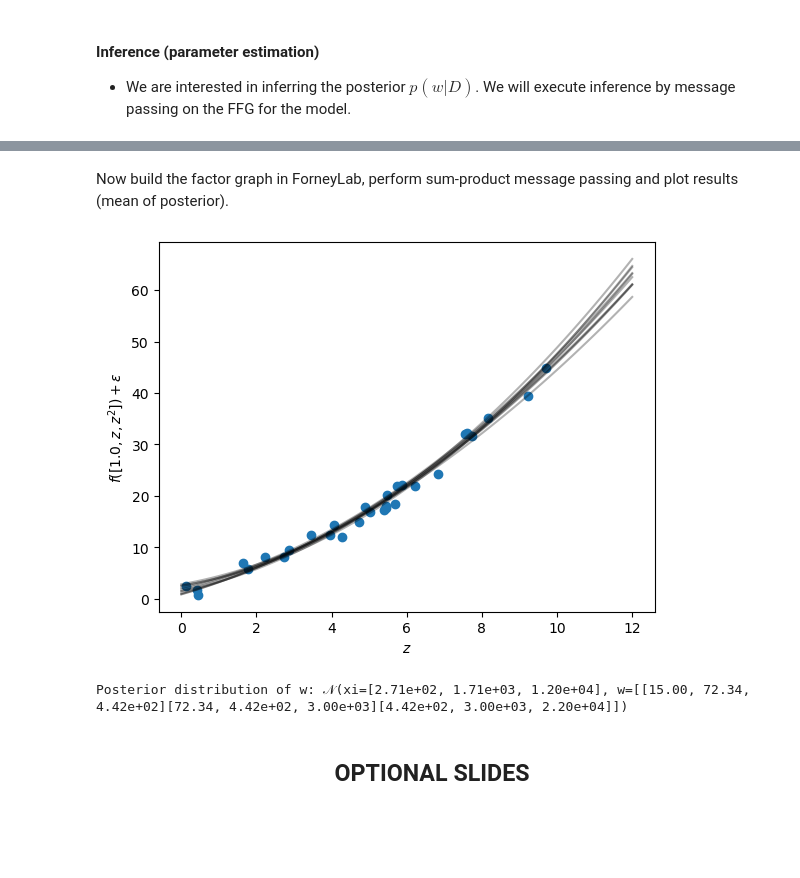
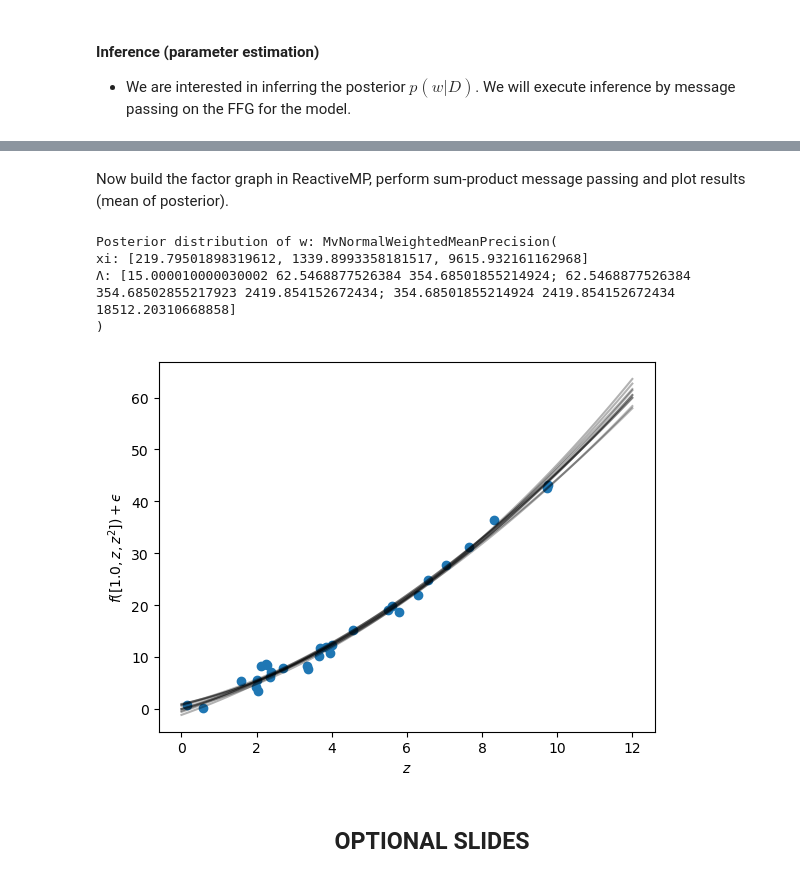
Before and after one commit to bertdv/BMLIP, a Jupyter notebook: lessons/notebooks/Factor-Graphs.ipynb, the cells around one changed output, grey strips where cells are left out. Drawn from its saved outputs; the diff is of its cells as text; code cells hidden in the pictures; blank space fills up the shorter version.

Commit message:
Factor-Graphs.ipynb and Dynamic-Models.ipynb changed to ReactiveMP.

```diff
--- a/lessons/notebooks/Factor-Graphs.ipynb
+++ b/lessons/notebooks/Factor-Graphs.ipynb
@@ -264,40 +265,45 @@ scatter(z, y_train); xlabel(L"z"); ylabel(L"f([1.0, z, z^2]) + \epsilon");
 # %% [markdown]
 
-Now build the factor graph in ForneyLab, perform sum-product message passing and plot results (mean of posterior).
+Now build the factor graph in ReactiveMP, perform sum-product message passing and plot results (mean of posterior).
 # %%
-# Build factorgraph
+# Build model
+using ReactiveMP, GraphPPL, Random, Distributions
+@model function linear_regression(N, Σ, σ2)
 
-fg = FactorGraph()
-@RV w ~ GaussianMeanVariance(constant(zeros(3)), constant(Σ, id=:Σ), id=:w) # p(w)
-for t=1:N
-    x_t = Variable(id=:x_*t)
-    d_t = Variable(id=:d_*t) # d=w'*x
-    DotProduct(d_t, x_t, w) # p(f|w,x)
-    @RV y_t ~ GaussianMeanVariance(d_t, constant(σ2, id=:σ2_*t), id=:y_*t) # p(y|d)
-    placeholder(x_t, :x, index=t, dims=(3,))
-    placeholder(y_t, :y, index=t);
+    w ~ MvNormalMeanCovariance(constvar(zeros(3)),constvar(Σ))
+
+    x = datavar(Vector{Float64}, N)
+    y = datavar(Float64, N)
+
+    for i in 1:N
+        y[i] ~ NormalMeanVariance(dot(w , x[i]), σ2)
+    end
+    return w, x, y
 end
-
-# Build and run message passing algorithm
-algo = messagePassingAlgorithm(w)
-source_code = algorithmSourceCode(algo)
-eval(Meta.parse(source_code))
-data = Dict(:x => x_train, :y => y_train)
-w_posterior_dist = step!(data)[:w]
-
+# Run message passing algorithm
+results = inference(
+    model = Model(linear_regression, length(x_train), Σ, σ2 ),
+    data  = (y = y_train, x = x_train),
+    returnvars   = (w = KeepLast()),
+    iterations   = 20
+);
 # Plot result
-println("Posterior distribution of w: $(w_posterior_dist)")
-scatter(z, y_train); xlabel(L"z"); ylabel(L"f([1.0, z, z^2]) + \epsilon");
+w = results.posteriors[:w]
+println("Posterior distribution of w: $(w)")
+scatter(z, y_train); xlabel(L"z"); ylabel(L"f([1.0, z, z^2]) + ϵ");
 z_test = collect(0:0.2:12)
 x_test = [[1.0; z; z^2] for z in z_test]
-for sample=1:10
-    w = ForneyLab.sample(w_posterior_dist)
-    f_est(x) = (w'*x)[1]
+for i=1:10
+    w_sample = rand(results.posteriors[:w])
+    f_est(x) = (w_sample'*x)[1]
     plot(z_test, map(f_est, x_test), "k-", alpha=0.3);
 end
 # %% [output]
+Posterior distribution of w: MvNormalWeightedMeanPrecision(
+xi: [219.79501898319612, 1339.8993358181517, 9615.932161162968]
+Λ: [15.000010000030002 62.5468877526384 354.68501855214924; 62.5468877526384 354.68502855217923 2419.854152672434; 354.68501855214924 2419.854152672434 18512.20310668858]
+)
-[figure, old version]
+[figure, new version]
-Posterior distribution of w: 𝒩(xi=[2.71e+02, 1.71e+03, 1.20e+04], w=[[15.00, 72.34, 4.42e+02][72.34, 4.42e+02, 3.00e+03][4.42e+02, 3.00e+03, 2.20e+04]])
 # %% [markdown]
 ## <center>OPTIONAL SLIDES</center>
 # %% [markdown]
```
Also changed, not shown: parts of 14 cells of this notebook, 5 other files.
